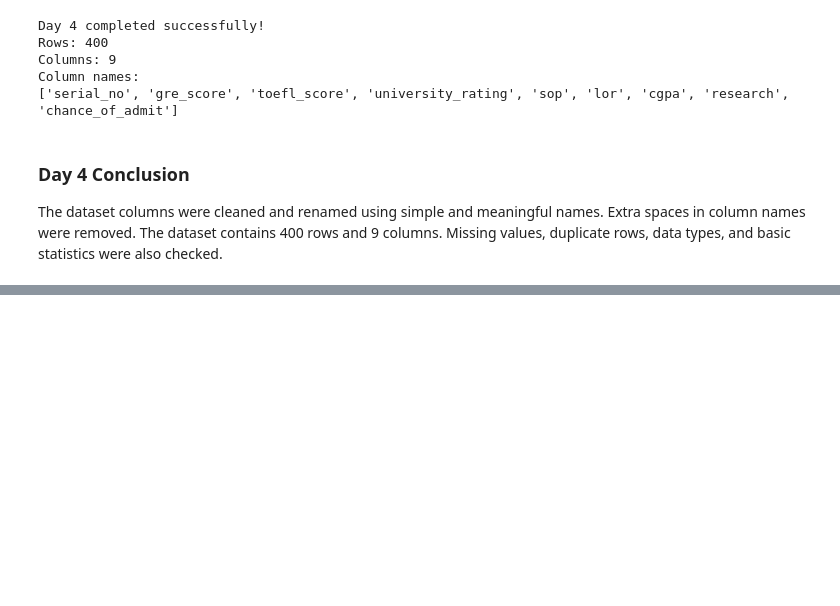
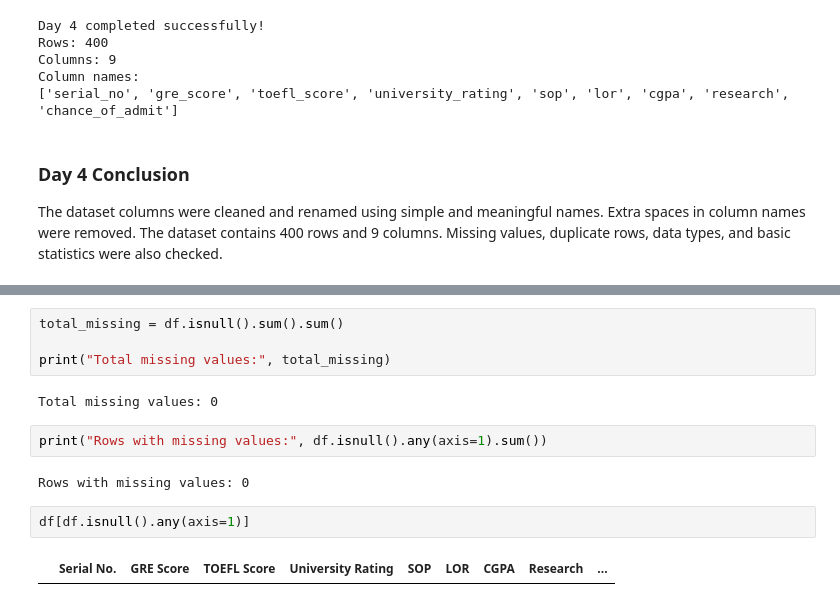
Before and after one commit to sumanamishra1120-ux/Chance-of-Admission-Higher-Studies, a Jupyter notebook: Chance_of_Admission_Higher_Studies.ipynb, the cells around one changed output, grey strips where cells are left out. Saved outputs shown, nothing was run; the diff lists cells and outputs as text; blank space fills up the shorter version.

Commit message:
Day 5 - Checked and handled missing values

```diff
--- a/Chance_of_Admission_Higher_Studies.ipynb
+++ b/Chance_of_Admission_Higher_Studies.ipynb
@@ -408,0 +428,14 @@ Missing values, duplicate rows, data types, and basic statistics were also check
+# %%
+total_missing = df.isnull().sum().sum()
+
+print("Total missing values:", total_missing)
+# %% [output]
+Total missing values: 0
+# %%
+print("Rows with missing values:", df.isnull().any(axis=1).sum())
+# %% [output]
+Rows with missing values: 0
+# %%
+df[df.isnull().any(axis=1)]
+# %% [output]
+|  | Serial No. | GRE Score | TOEFL Score | University Rating | SOP | LOR | CGPA | Research | ... |
```
Also changed, not shown: parts of 8 cells of this notebook.
